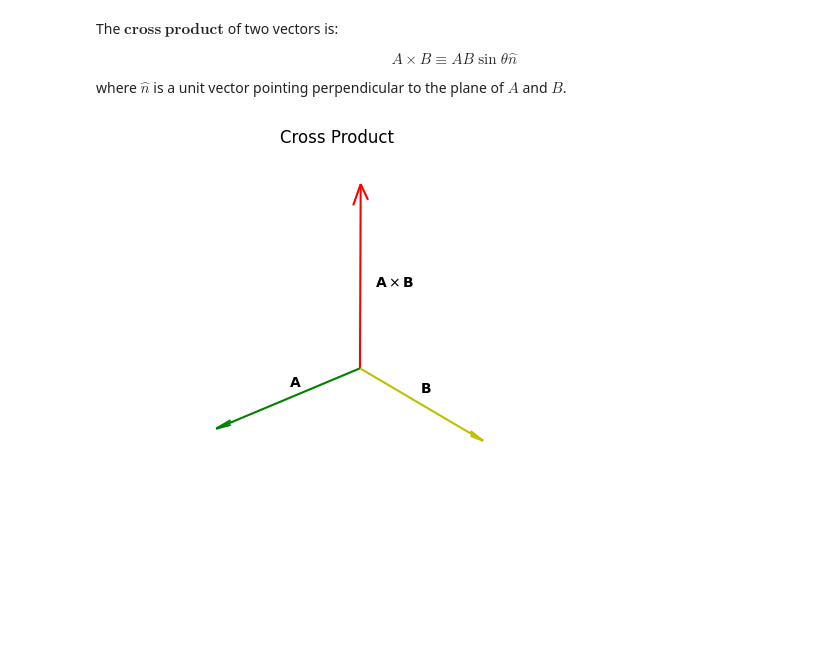
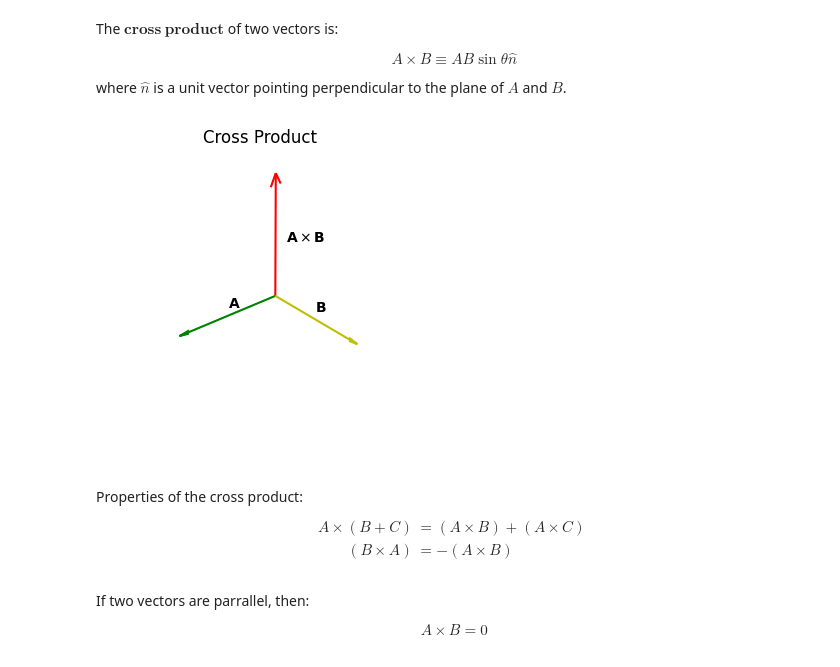
Before and after one commit to Artuk009/Electrodynamics, a Jupyter notebook: Chapter_01.ipynb, the cells around one changed output. Cells and saved outputs as stored; diff of their text form; code cells hidden in the pictures.

Commit message:
Cross Product

```diff
--- a/Chapter_01.ipynb
+++ b/Chapter_01.ipynb
@@ -101,29 +101,40 @@ where $\hat{n}$ is a unit vector pointing perpendicular to the plane of $A$ and
 # %%
 # Graph of cross product
 A = np.array([2,0,0])
 B = np.array([0,2,0])
 AcrossB = np.cross(A,B)
 
-fig = plt.figure(figsize=(6,6))
+fig = plt.figure(figsize=(4,4))
 ax = fig.add_subplot(projection="3d")
 
 ax.text(1, 0, 0.25, r"$\mathbf{A}$")
 ax.text(0, 1, 0.25, r"$\mathbf{B}$")
 ax.text(0, 0.25, 2, r"$\mathbf{A}\times\mathbf{B}$")
 
 ax.quiver(0,0,0, A[0], A[1], A[2], arrow_length_ratio=0.1, color='g')
 ax.quiver(0,0,0, B[0], B[1], B[2], arrow_length_ratio=0.1, color='y')
 ax.quiver(0,0,0, AcrossB[0], AcrossB[1], AcrossB[2], arrow_length_ratio=0.1, color='r')
 
 ax.set_xlim([0,3])
 ax.set_ylim([0,3])
 ax.set_zlim([0,4])
 
 # Rotate view
 ax.view_init(30, 50)
 ax.set_axis_off()
 ax.set_title("Cross Product")
 
 plt.show()
 # %% [output]
-[figure, old version]
+[figure, new version]
+# %% [markdown]
+Properties of the cross product:
+\begin{align*}
+A\times (B+C)&=(A\times B)+(A\times C)\\
+(B\times A)&=-(A\times B)
+\end{align*}
+# %% [markdown]
+If two vectors are parrallel, then:
+\begin{align*}
+A\times B =0
+\end{align*}
```
